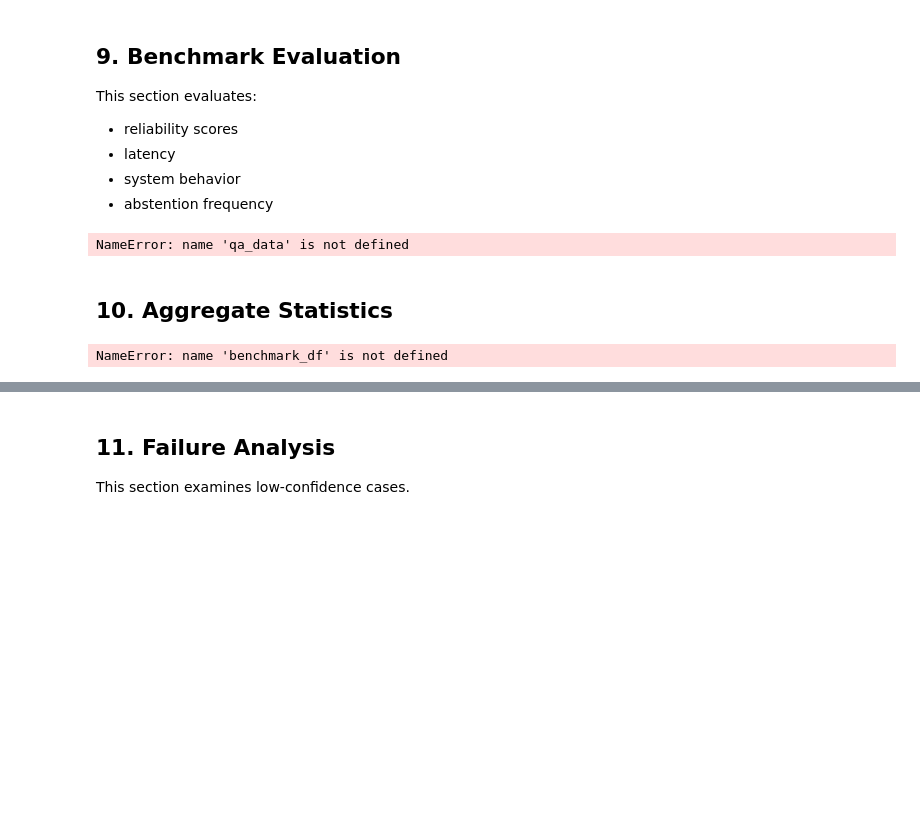
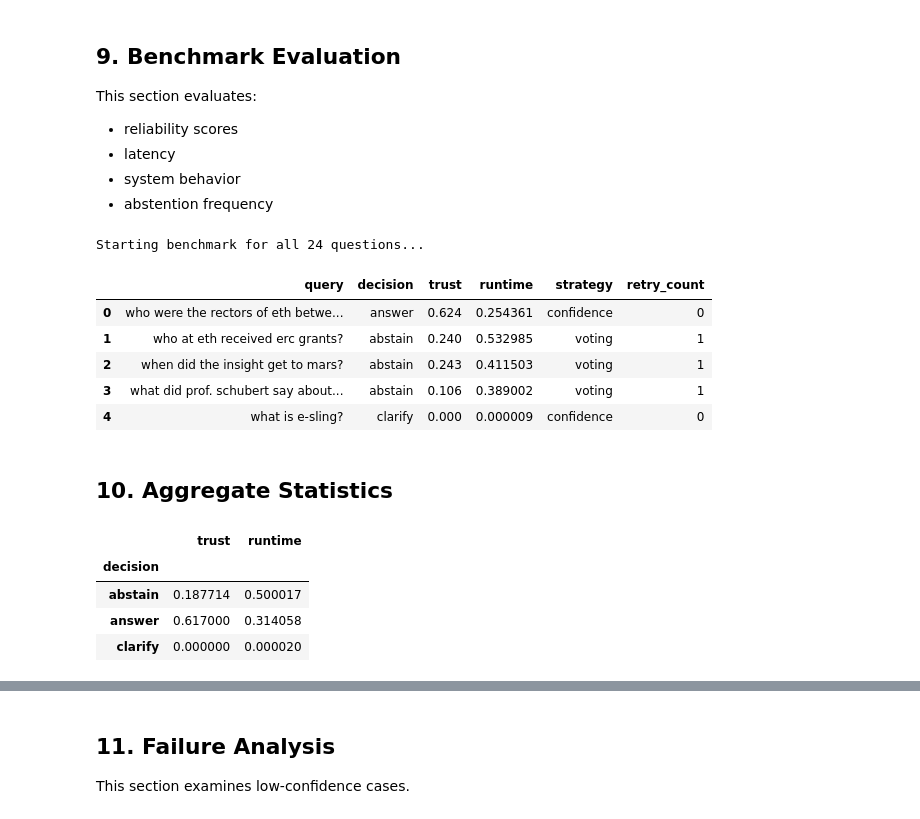
Before and after one commit to allarom/advanced-genai-26, a Jupyter notebook: Step_3_Reliable_Adaptive_Agentic_RAG.ipynb, the cells around one changed output, grey strips where cells are left out. Drawn from its saved outputs; the diff is of its cells as text; code cells hidden in the pictures; blank space fills up the shorter version.

```diff
--- a/Step_3_Reliable_Adaptive_Agentic_RAG.ipynb
+++ b/Step_3_Reliable_Adaptive_Agentic_RAG.ipynb
@@ -74,0 +196,10 @@ print('Step 2 orchestrators loaded. Wrappers ready.')
+# %%
+# Inspect the lengths of the retrieved chunks (documents)
+print(f"Number of documents retrieved: {len(docs)}")
+for i, d in enumerate(docs[:5]):
+    content = d.page_content
+    char_count = len(content)
+    word_count = len(content.split())
+    print(f"Doc {i} length: {char_count} characters (~{word_count} words)")
+    print(f"Snippet: {content[:100]}...")
+    print("-" * 30)
@@ -76,18 +224,25 @@ print('Step 2 orchestrators loaded. Wrappers ready.')
 ## 4. Utility Functions
 # %%
 def normalize(text):
+    """Cleans text and converts it into a set of unique lowercase words."""
+    # Convert to lowercase to ensure case-insensitive matching
     text = text.lower()
+    # Remove punctuation using regex, replacing it with spaces
     text = re.sub(r"[^\w\s]", " ", text)
+    # Split into words and return a set for fast overlap calculation
     return set(text.split())
 
 def overlap_score(a, b):
-
+    """Calculates the percentage of words in 'a' that are also found in 'b'."""
+    # Normalize both strings into sets of tokens
     ta = normalize(a)
     tb = normalize(b)
 
+    # Prevent division by zero if string 'a' is empty
     if len(ta) == 0:
         return 0.0
 
+    # Intersection (ta & tb) finds common words; divide by total in 'a'
     return len(ta & tb) / len(ta)
 # %% [markdown]
 ## 5. Mechanisms
@@ -157,10 +312,12 @@ class GroundednessAgent:
     Checks: Is the answer actually supported by the retrieved documents?
 
     How it works (dual-threshold):
-    1. Global check: answer words must overlap >= 45% with ALL docs combined.
+    1. Global check: answer words must overlap >= 45% with ALL docs combined
+    (more than 45% words appear in all docs).
        (ensures the answer is broadly supported across evidence)
     2. Per-doc check: at least ONE doc must share >= 25% of answer words.
        (ensures the answer is strongly supported by at least one source)
+       'Share' means that a single document must contain enough of the answer's key vocabulary
     Both thresholds must pass. Stopwords (the, is, of...) are ignored.
 
     Why it matters:
@@ -839,44 +1012,53 @@ This section evaluates:
 # %%
 results = []
 
 # Try eval_qa_data first (loaded from strategy-A notebook),
 # fallback to qa_data if available.
 _qa_data = eval_qa_data if "eval_qa_data" in globals() else (qa_data if "qa_data" in globals() else [])
 
-N = min(20, len(_qa_data))
+# Removed the 20-question cap to evaluate the full dataset
+N = len(_qa_data)
+
+print(f"Starting benchmark for all {N} questions...")
 
 for i in range(N):
-
     q = _qa_data[i]["question"]
 
     start = time.time()
-
     result = rag_system.run(q)
-
     runtime = time.time() - start
 
     trust_score = result["signals"]["trust_score"]
 
     results.append({
         "query": q,
         "decision": result["decision"],
         "trust": trust_score,
         "runtime": runtime,
         "strategy": result["intermediate"]["strategy_used"],
         "retry_count": result["intermediate"]["retry_count"],
     })
 
 benchmark_df = pd.DataFrame(results)
-
-benchmark_df.head()
+display(benchmark_df.head())
 # %% [output]
-NameError: name 'qa_data' is not defined
+Starting benchmark for all 24 questions...
+|  | query | decision | trust | runtime | strategy | retry_count |
+| 0 | who were the rectors of eth betwe... | answer | 0.624 | 0.254361 | confidence | 0 |
+| 1 | who at eth received erc grants? | abstain | 0.240 | 0.532985 | voting | 1 |
+| 2 | when did the insight get to mars? | abstain | 0.243 | 0.411503 | voting | 1 |
+| 3 | what did prof. schubert say about... | abstain | 0.106 | 0.389002 | voting | 1 |
+| 4 | what is e-sling? | clarify | 0.000 | 0.000009 | confidence | 0 |
 # %% [markdown]
 ## 10. Aggregate Statistics
 # %%
 benchmark_df.groupby("decision")[["trust", "runtime"]].mean()
 # %% [output]
-NameError: name 'benchmark_df' is not defined
+|  | trust | runtime |
+| decision |  |  |
+| abstain | 0.187714 | 0.500017 |
+| answer | 0.617000 | 0.314058 |
+| clarify | 0.000000 | 0.000020 |
 # %%
 benchmark_df["decision"].value_counts()
 # %% [output]
```
Also changed, not shown: parts of 10 cells of this notebook.
